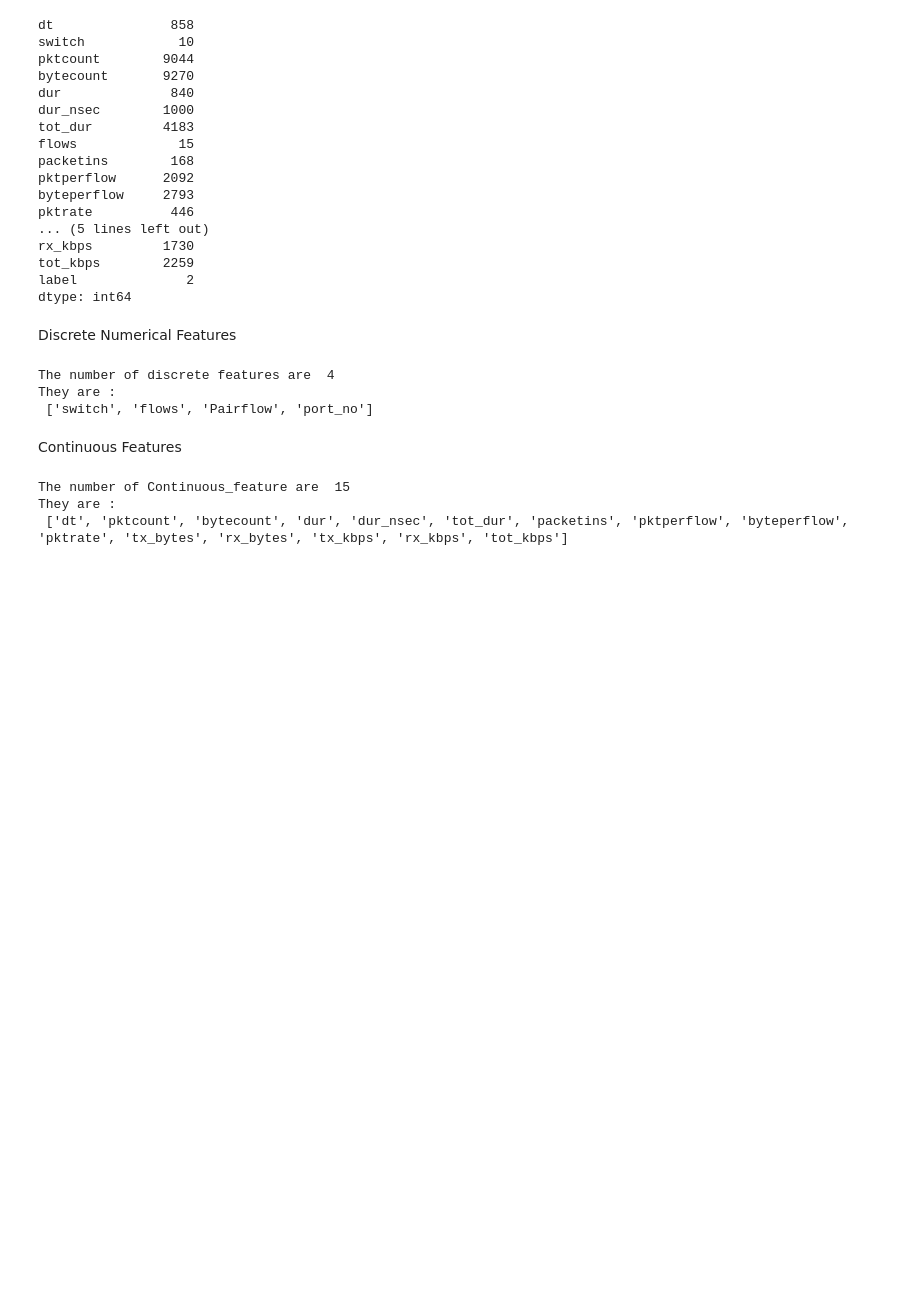
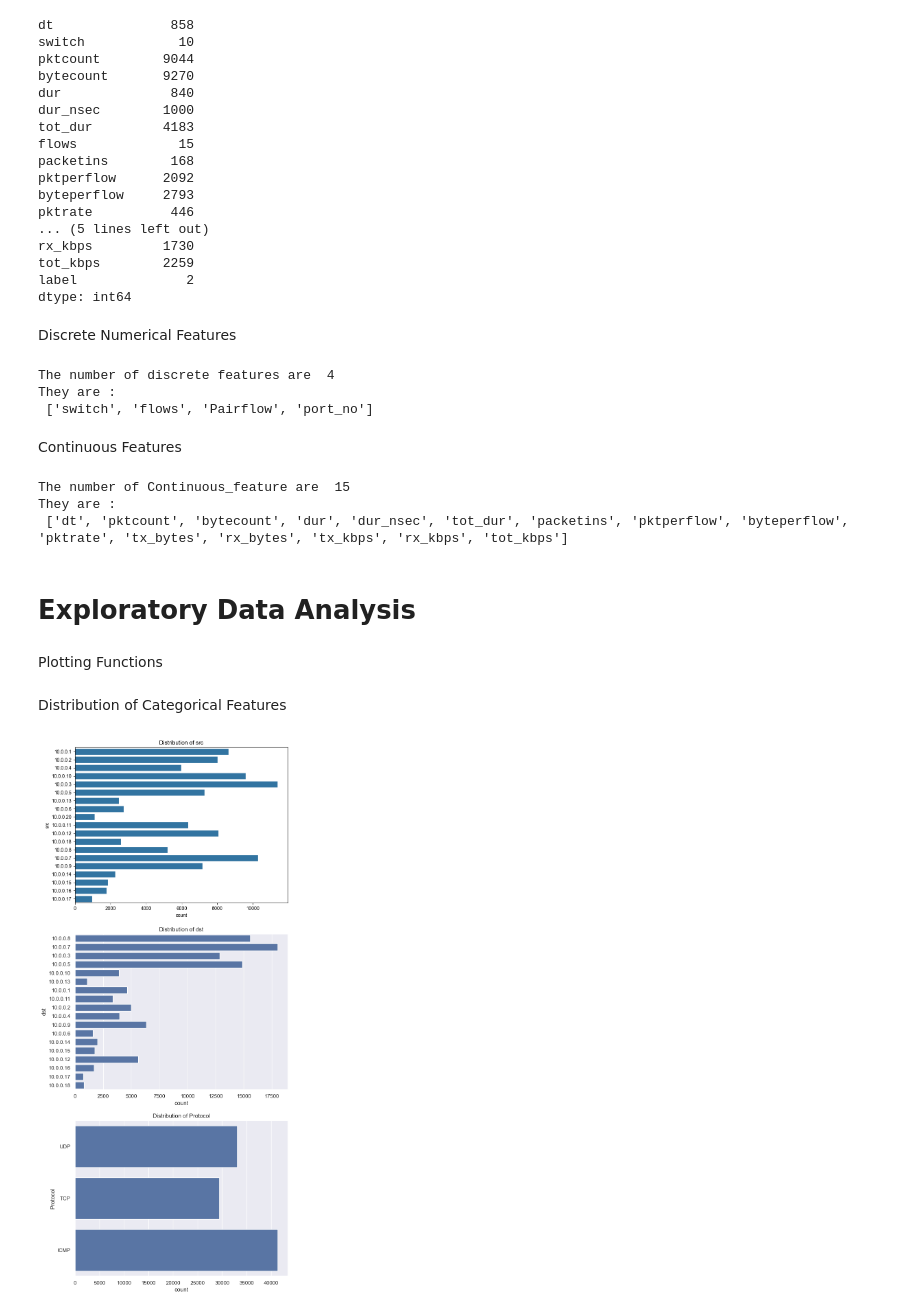
Before and after one commit to Pratham8766/DDoS-Detection-using-Machine-Learning, a Jupyter notebook: ddos_detection.ipynb, the cells around one changed output. Drawn from its saved outputs; the diff is of its cells as text; code cells hidden in the pictures; blank space fills up the shorter version.

Commit message:
Exploratory Data Analysis Started

```diff
--- a/ddos_detection.ipynb
+++ b/ddos_detection.ipynb
@@ -162,3 +162,5 @@ print("They are : \n",continuous_features)
 The number of Continuous_feature are  15
 They are :
  ['dt', 'pktcount', 'bytecount', 'dur', 'dur_nsec', 'tot_dur', 'packetins', 'pktperflow', 'byteperflow', 'pktrate', 'tx_bytes', 'rx_bytes', 'tx_kbps', 'rx_kbps', 'tot_kbps']
+# %% [markdown]
+# Exploratory Data Analysis
@@ -164,0 +170,20 @@ They are :
+# %% [markdown]
+Plotting Functions
+# %%
+def countplot_distribution(col):
+    sns.set_theme(style="darkgrid")
+    sns.countplot(y=col, data=df).set(title = 'Distribution of ' + col)
+
+def histplot_distribution(col):
+    sns.set_theme(style="darkgrid")
+    sns.histplot(data=df,x=col, kde=True,color="red").set(title = 'Distribution of ' + col)
+# %% [markdown]
+Distribution of Categorical Features
+# %%
+f = plt.figure(figsize=(8,20))
+for i in range(len(categorical_features)):
+    f.add_subplot(len(categorical_features), 1, i+1)
+    countplot_distribution(categorical_features[i])
+plt.show()
+# %% [output]
+[figure, added]
```
Also changed, not shown: parts of 1 cell of this notebook.
